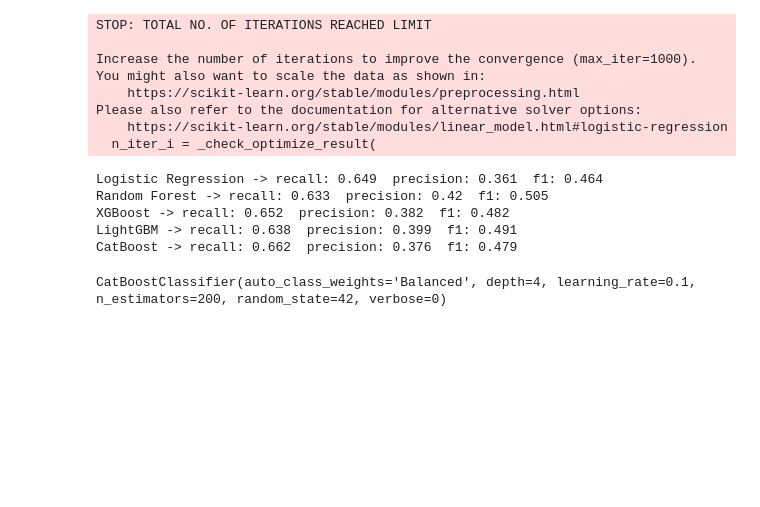
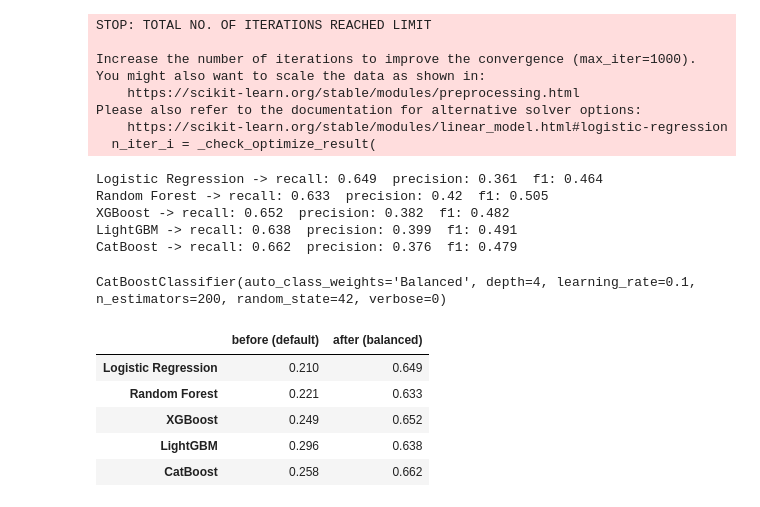
Before and after one commit to Ridima28/Banking-sales-Prediction, a Jupyter notebook: main.ipynb, the cells around one changed output. Saved outputs shown, nothing was run; the diff lists cells and outputs as text; code cells hidden in the pictures; blank space fills up the shorter version.

Commit message:
comparing recall values

```diff
--- a/main.ipynb
+++ b/main.ipynb
@@ -612,3 +612,22 @@ XGBoost -> recall: 0.652  precision: 0.382  f1: 0.482
 LightGBM -> recall: 0.638  precision: 0.399  f1: 0.491
 CatBoost -> recall: 0.662  precision: 0.376  f1: 0.479
 CatBoostClassifier(auto_class_weights='Balanced', depth=4, learning_rate=0.1, n_estimators=200, random_state=42, verbose=0)
+# %%
+recall_before = {}
+recall_after = {}
+for model_name in res:
+    recall_before[model_name] = res[model_name] ["recall"]
+    recall_after[model_name] = res_balanced[model_name]["recall"]
+
+recall_comparison = pd.DataFrame({"before (default)": recall_before,
+"after (balanced)": recall_after, })
+
+recall_comparison = recall_comparison.round(3)
+recall_comparison
+# %% [output]
+|  | before (default) | after (balanced) |
+| Logistic Regression | 0.210 | 0.649 |
+| Random Forest | 0.221 | 0.633 |
+| XGBoost | 0.249 | 0.652 |
+| LightGBM | 0.296 | 0.638 |
+| CatBoost | 0.258 | 0.662 |
```
